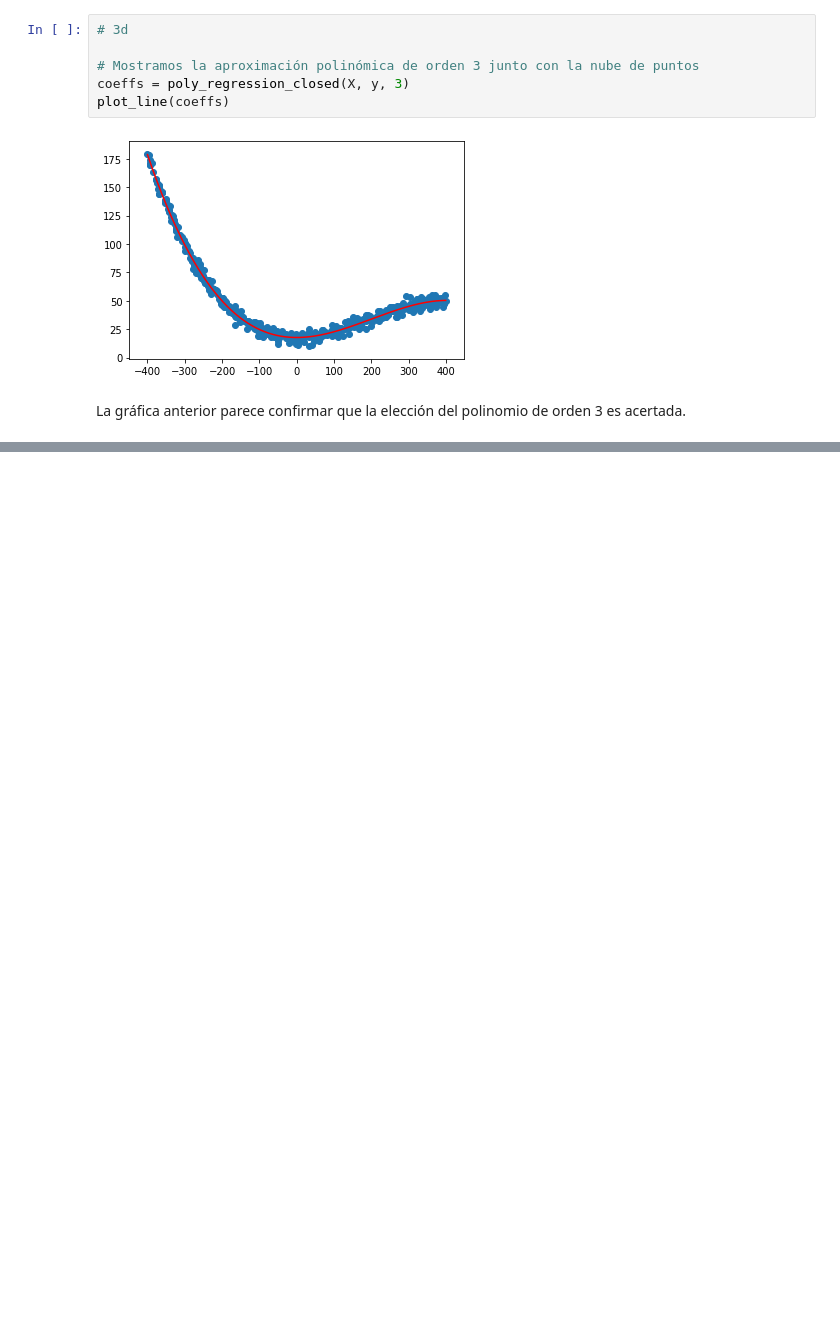
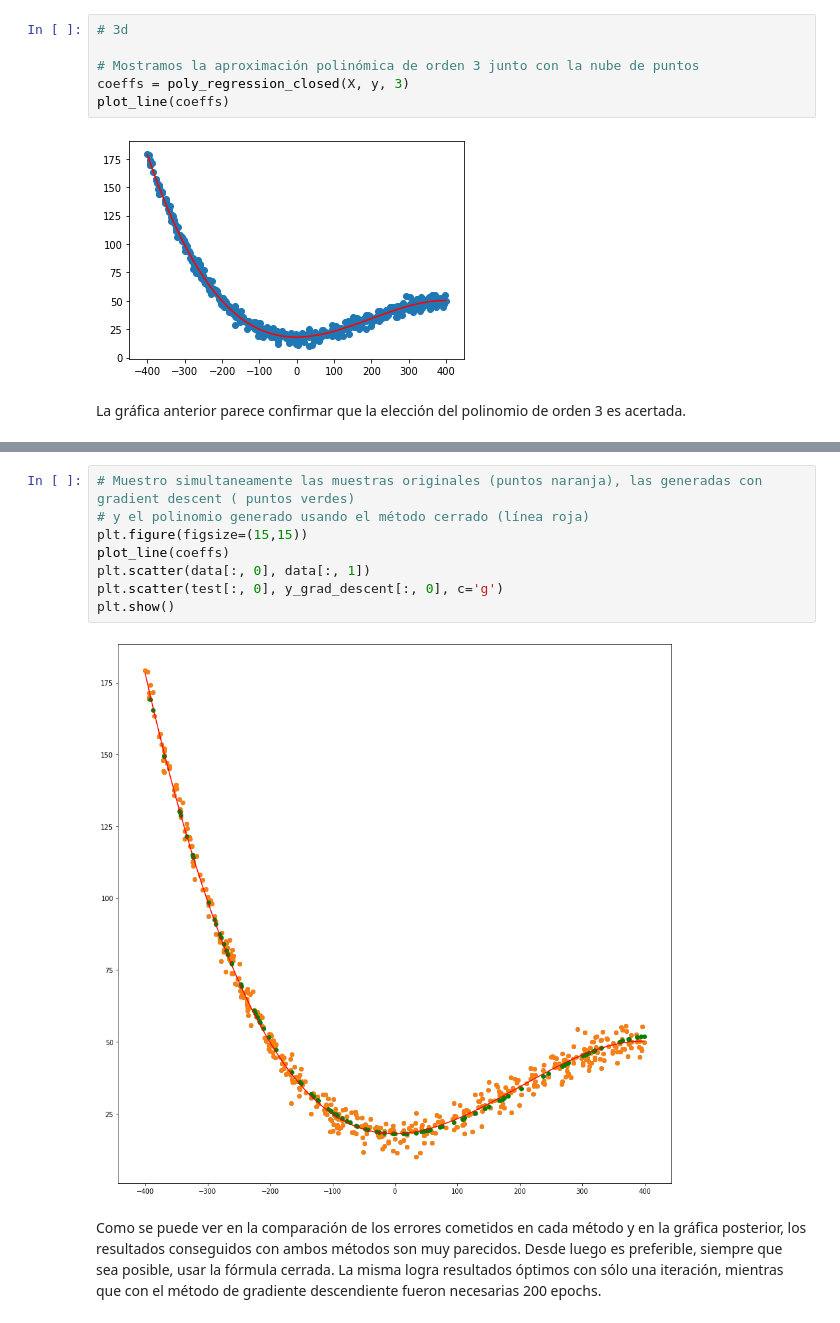
Before and after one commit to rodolfopaganini/examen_introIA, a Jupyter notebook: examen_ia.ipynb, the cells around one changed output, grey strips where cells are left out. Cells and saved outputs as stored; diff of their text form; blank space fills up the shorter version.

```diff
--- a/examen_ia.ipynb
+++ b/examen_ia.ipynb
@@ -213,0 +266,12 @@ ValueError: could not broadcast input array from shape (25,1) into shape (25)
+# %%
+# Muestro simultaneamente las muestras originales (puntos naranja), las generadas con gradient descent ( puntos verdes)
+# y el polinomio generado usando el método cerrado (línea roja)
+plt.figure(figsize=(15,15))
+plot_line(coeffs)
+plt.scatter(data[:, 0], data[:, 1])
+plt.scatter(test[:, 0], y_grad_descent[:, 0], c='g')
+plt.show()
+# %% [output]
+[figure, added]
+# %% [markdown]
+Como se puede ver en la comparación de los errores cometidos en cada método y en la gráfica posterior, los resultados conseguidos con ambos métodos son muy parecidos. Desde luego es preferible, siempre que sea posible, usar la fórmula cerrada. La misma logra resultados óptimos con sólo una iteración, mientras que con el método de gradiente descendiente fueron necesarias 200 epochs.
```
Also changed, not shown: parts of 12 cells of this notebook, 1 other file.
